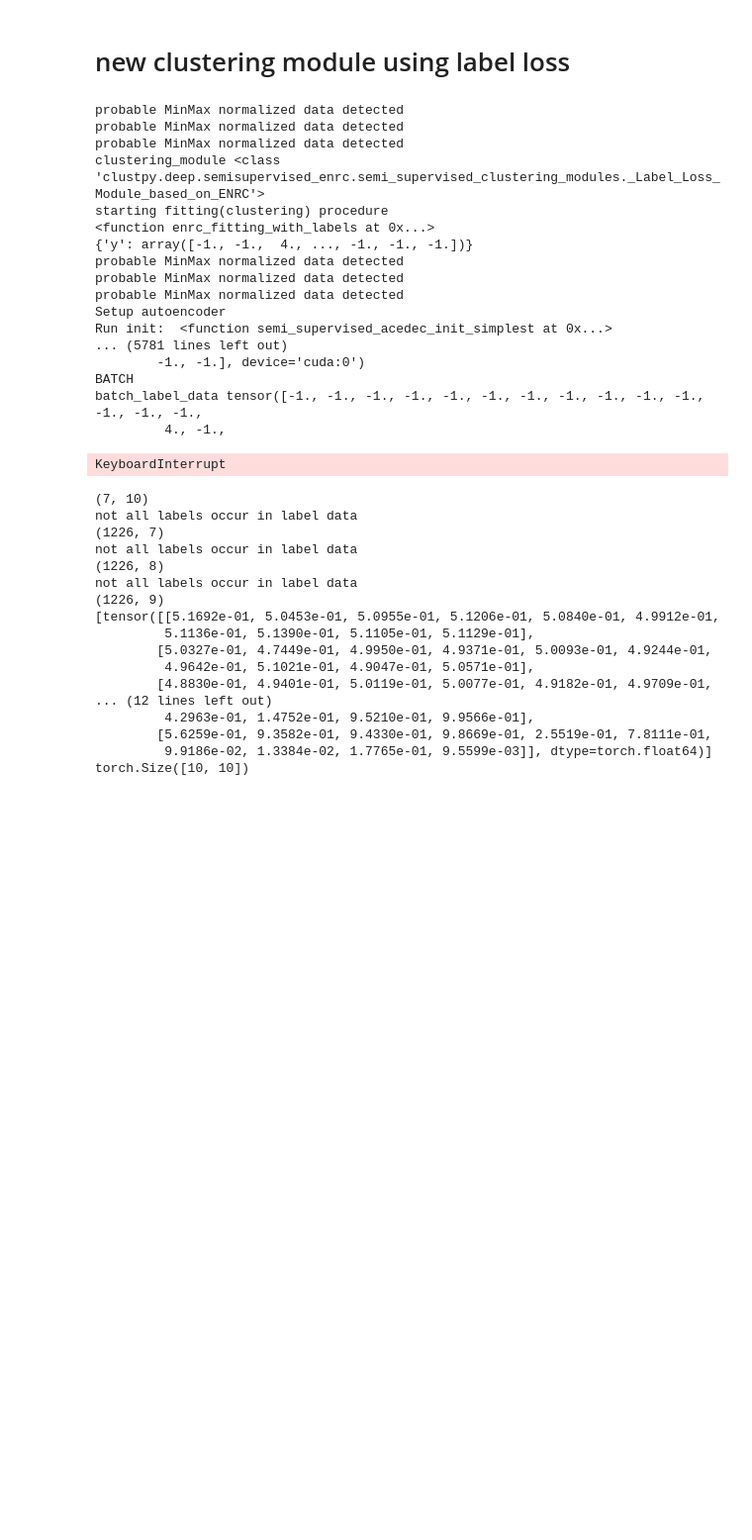
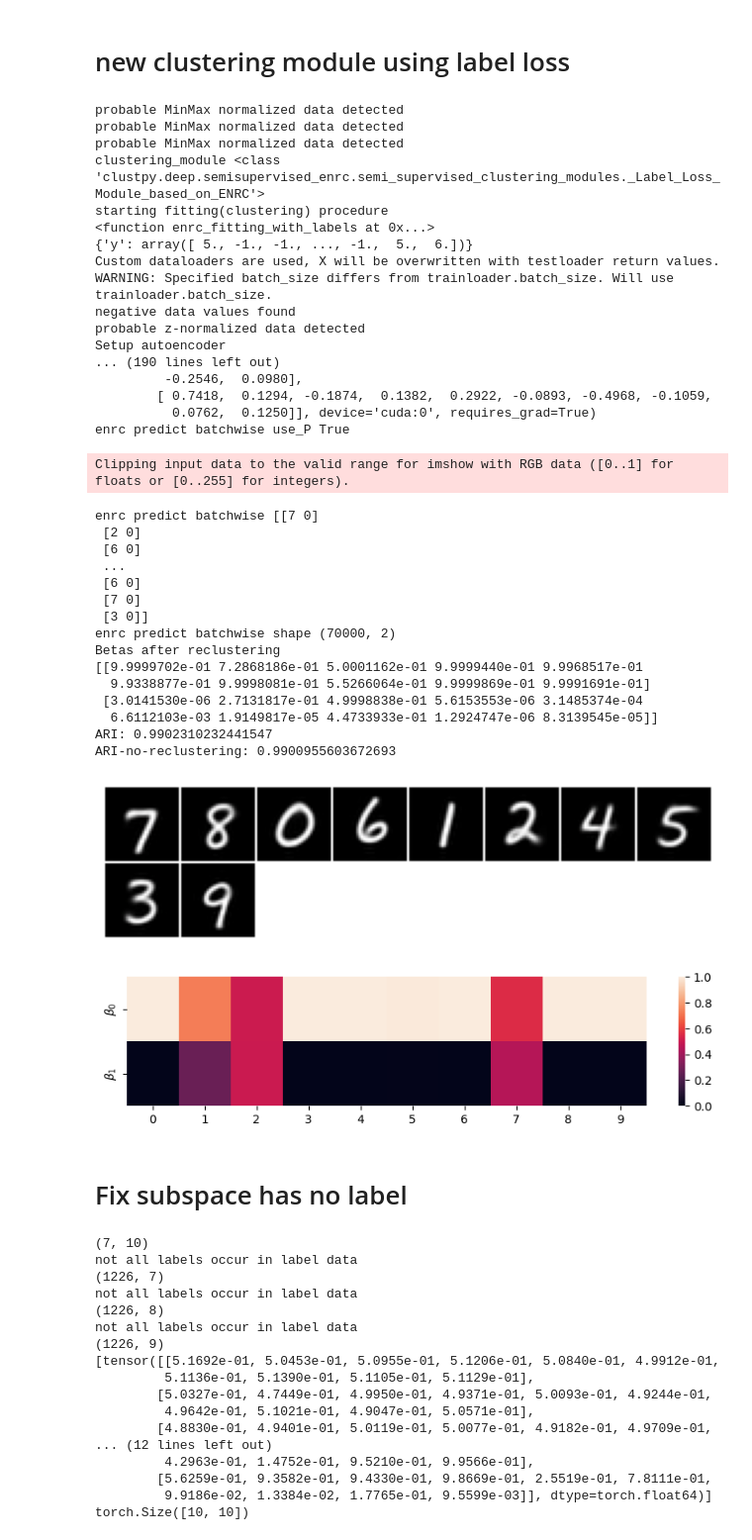
Before and after one commit to 1226419/ClustPy_semi_supervised, a Jupyter notebook: Test-Convae_reproduce.ipynb, the cells around one changed output. Shown at 99% size. Drawn from its saved outputs; the diff is of its cells as text; code cells hidden in the pictures; blank space fills up the shorter version.

```diff
--- a/Test-Convae_reproduce.ipynb
+++ b/Test-Convae_reproduce.ipynb
@@ -1719,7 +1719,7 @@ sd = torch.load(model_path)
 ae.load_state_dict(sd.state_dict())
 ae.fitted = True
 ae.to(device)
-train_labels_percent = 10
+train_labels_percent = 70
 random_state = np.random.RandomState() # currently no random state can be given to function #TODO ?
 #random_state = check_random_state(random_state)
 # randomly make labels a percentage of labels unlabeled(set label to -1) for training
@@ -1739,7 +1739,7 @@ dl = get_dataloader(data, 256, shuffle=False, additional_inputs=labels,
                    ds_kwargs={"orig_transforms_list":[orig_transforms, None]})
 
 ae_lr = 1e-3
-clustering_epochs = 5
+clustering_epochs = 50
 warmup_factor = 0.3
 warmup_period = int(warmup_factor*clustering_epochs)
 # scheduler = CosineSchedulerWithLinearWarmup
@@ -1749,8 +1749,11 @@ scheduler_params = {"step_size":int(0.2*clustering_epochs), "gamma":0.5, "verbos
 
 # init_method = "acedec
 init_method = semi_supervised_acedec_init_simplest
+init_method = "acedec"
 loss_function = "acedec"
 reclustering_function = "acedec"
+#fit_function = "acedec"
+#clustering_module= "acedec"
 fit_function = enrc_fitting_with_labels
 clustering_module= _Label_Loss_Module_based_on_ENRC
 
@@ -1758,7 +1761,7 @@ acedec = ACeDeC(n_clusters=10,
           clustering_epochs=clustering_epochs,
           autoencoder=ae,
           clustering_optimizer_params={'lr': ae_lr*0.5},
-          #custom_dataloaders=[train_dl, dl],
+          custom_dataloaders=[train_dl, dl],
           scheduler=scheduler,
           scheduler_params=scheduler_params,
           final_reclustering=True,
@@ -1775,41 +1778,58 @@ acedec.fit(data, labels_train)
 # what happens if dataloader has labels_train or if fit has labels train ? -> dataloader still decides and not the fit function...
 # what should be the behaviour...
 # just because they are in the dataloader does not mean to use it automatically for training -> only if in fit function use labels for learning
 # if in fit function and not in dataloader throw error
 # if in fit function and no dataloader is passed create trainloader with the data passed to the fit function.
 
 # how should it generally work with semisupervised labels and with the ground truth...
 # when should we make some labels unlabeled to simulate semisupervised cases
 # fit has X and y -> goes to fit function where the dataloaders are created if y is there -> dataloaders passed to clustering_module
 # ( there is also code in the clustering module for loading dataloaders if they are None but that should never happen
 # as they are already set in the fit function ) - wrong it happens in the init function that they are called with None...
 acedec_ari = ari(labels, acedec.labels_)
 print(f"ARI: {acedec_ari}")
 print(f"ARI-no-reclustering: {ari(labels, acedec.acedec_labels_)}")
 rec_centers = acedec.reconstruct_subspace_centroids()
 plot_images(denormalize(rec_centers))
 
 # Soft Beta Weights
 fig, ax = plt.subplots(figsize=(10,2))
 sns.heatmap(acedec.betas, vmin=0, vmax=1.0, ax=ax)
 ax.set_yticklabels(["$\\beta_0$", "$\\beta_1$"])
 plt.show();
 # %% [output]
 probable MinMax normalized data detected
 probable MinMax normalized data detected
 probable MinMax normalized data detected
 clustering_module <class 'clustpy.deep.semisupervised_enrc.semi_supervised_clustering_modules._Label_Loss_Module_based_on_ENRC'>
 starting fitting(clustering) procedure
 <function enrc_fitting_with_labels at 0x...>
-{'y': array([-1., -1.,  4., ..., -1., -1., -1.])}
-probable MinMax normalized data detected
-probable MinMax normalized data detected
-probable MinMax normalized data detected
+{'y': array([ 5., -1., -1., ..., -1.,  5.,  6.])}
+Custom dataloaders are used, X will be overwritten with testloader return values.
+WARNING: Specified batch_size differs from trainloader.batch_size. Will use trainloader.batch_size.
+negative data values found
+probable z-normalized data detected
 Setup autoencoder
-Run init:  <function semi_supervised_acedec_init_simplest at 0x...>
-... (5781 lines left out)
-        -1., -1.], device='cuda:0')
-BATCH
-batch_label_data tensor([-1., -1., -1., -1., -1., -1., -1., -1., -1., -1., -1., -1., -1., -1.,
-         4., -1.,
+... (190 lines left out)
+         -0.2546,  0.0980],
+        [ 0.7418,  0.1294, -0.1874,  0.1382,  0.2922, -0.0893, -0.4968, -0.1059,
+          0.0762,  0.1250]], device='cuda:0', requires_grad=True)
+enrc predict batchwise use_P True
-KeyboardInterrupt
+Clipping input data to the valid range for imshow with RGB data ([0..1] for floats or [0..255] for integers).
+enrc predict batchwise [[7 0]
+ [2 0]
+ [6 0]
+ ...
+ [6 0]
+ [7 0]
+ [3 0]]
+enrc predict batchwise shape (70000, 2)
+Betas after reclustering
+[[9.9999702e-01 7.2868186e-01 5.0001162e-01 9.9999440e-01 9.9968517e-01
+  9.9338877e-01 9.9998081e-01 5.5266064e-01 9.9999869e-01 9.9991691e-01]
+ [3.0141530e-06 2.7131817e-01 4.9998838e-01 5.6153553e-06 3.1485374e-04
+  6.6112103e-03 1.9149817e-05 4.4733933e-01 1.2924747e-06 8.3139545e-05]]
+ARI: 0.9902310232441547
+ARI-no-reclustering: 0.9900955603672693
+[figure, added]
+[figure, added]
@@ -1826,3 +1836,5 @@ subspace_size = 10
+# %% [markdown]
+# Fix subspace has no label
 # %%
 from scipy.spatial.distance import cdist
 
```
Also changed, not shown: parts of 1 cell of this notebook, 7 other files.
